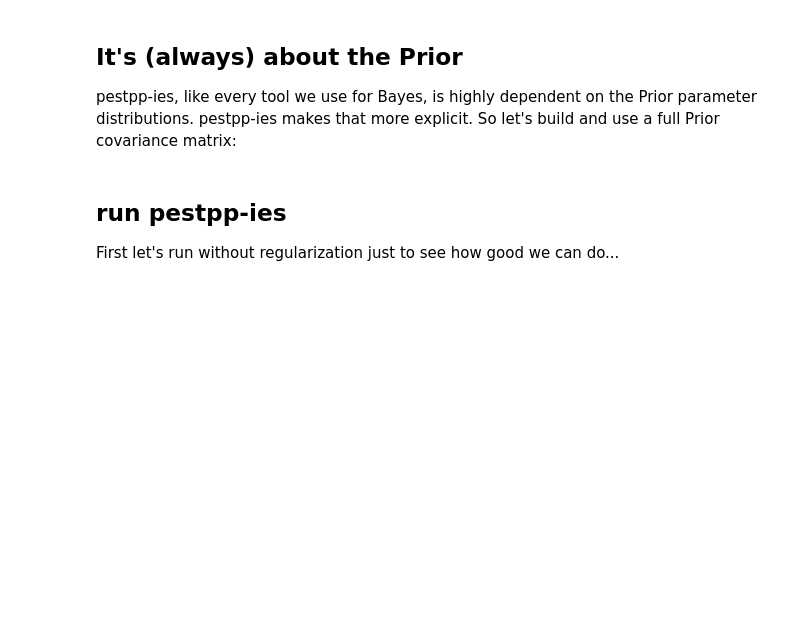
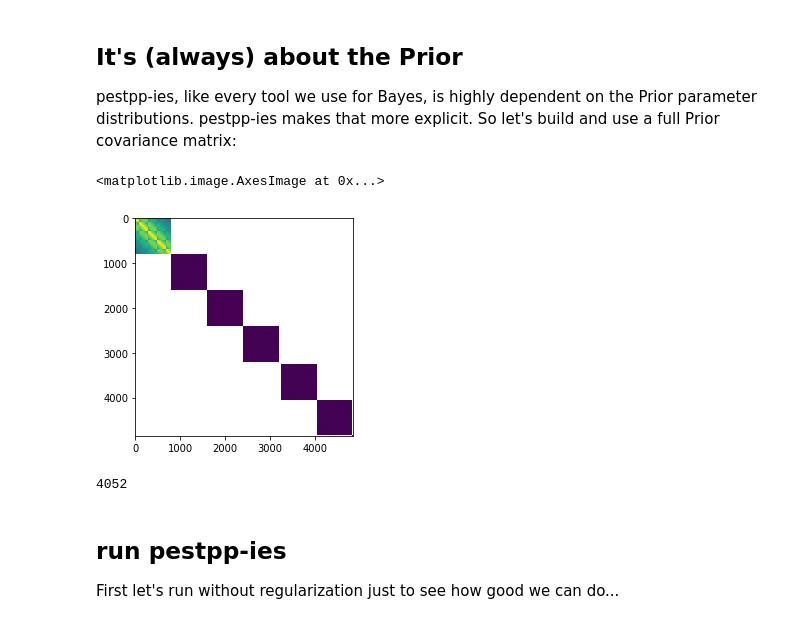
Before and after one commit to mnfienen/GW1876, a Jupyter notebook: activities/freyberg_ies/freyberg_grid_pestpp-ies.ipynb, the cells around one changed output. Drawn from its saved outputs; the diff is of its cells as text; code cells hidden in the pictures; blank space fills up the shorter version.

```diff
--- a/activities/freyberg_ies/freyberg_grid_pestpp-ies.ipynb
+++ b/activities/freyberg_ies/freyberg_grid_pestpp-ies.ipynb
@@ -45,11 +113,19 @@ for prefix in grid_prefixes:
     gr_par.loc[:,"y"] = m.sr.ycentergrid[gr_par.i,gr_par.j]
     grid_groups.append(gr_par)
 # %%
-v = pyemu.geostats.ExpVario(contribution=1.0,a=2500.0)
+v = pyemu.geostats.ExpVario(contribution=1.0,a=10000.0)
 gs = pyemu.geostats.GeoStruct(variograms=v)
 cov = pyemu.helpers.geostatistical_prior_builder(pst=pst,struct_dict={gs:grid_groups},sigma_range=6)
 cov.to_ascii(os.path.join(working_dir,"prior.cov"))
 plt.imshow(np.ma.masked_where(cov.x==0,cov.x))
+# %% [output]
+<matplotlib.image.AxesImage at 0x...>
+[figure, added]
+# %%
+par.loc[par.pargp=="pr","partrans"] = "fixed"
+pst.npar_adj
+# %% [output]
+4052
 # %% [markdown]
 ## run pestpp-ies
 
```
Also changed, not shown: parts of 14 cells of this notebook, 4 other files.
